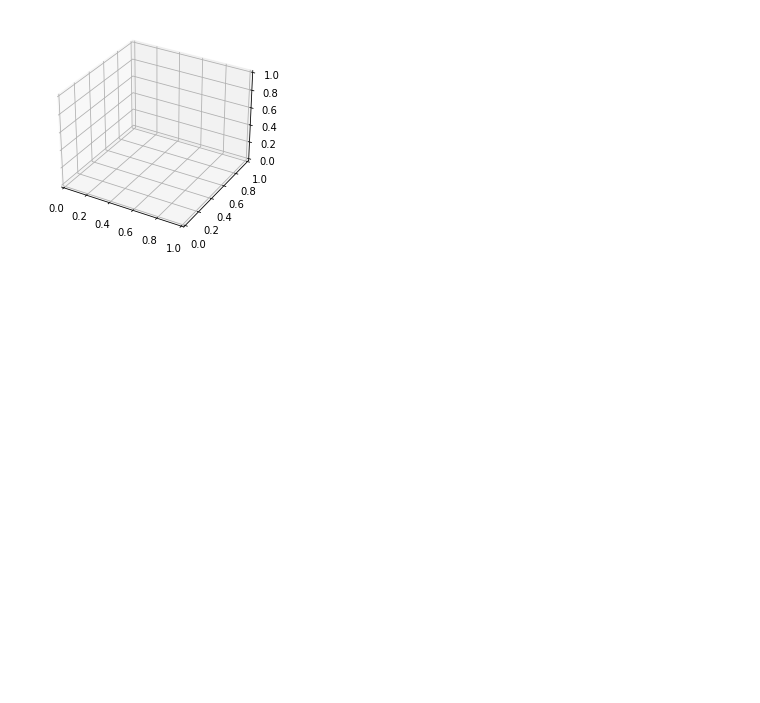
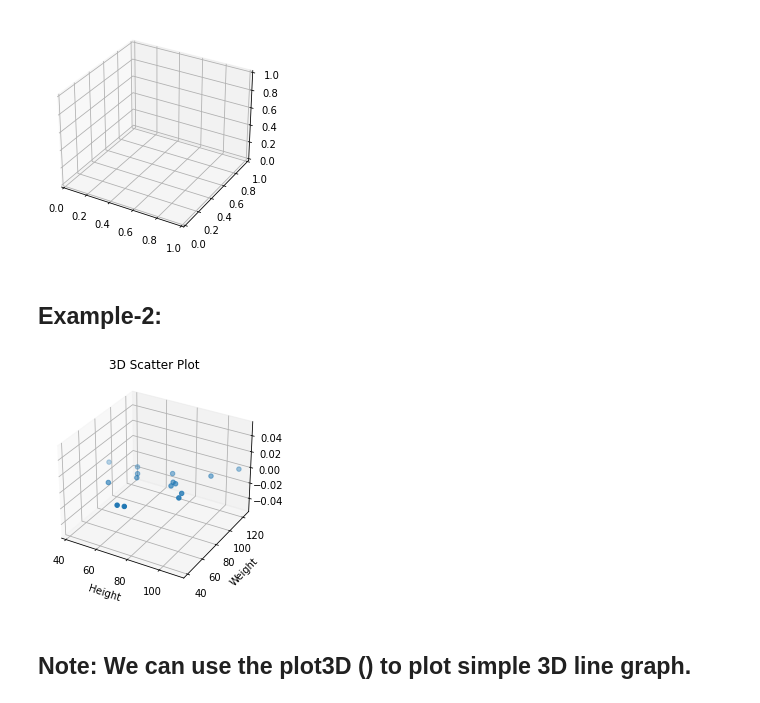
Before and after one commit to Wikistore/Data_Analysis_with_PL, a Jupyter notebook: MatplotlibBasicTutorials.ipynb, the cells around one changed output. Saved outputs shown, nothing was run; the diff lists cells and outputs as text; code cells hidden in the pictures; blank space fills up the shorter version.

```diff
--- a/MatplotlibBasicTutorials.ipynb
+++ b/MatplotlibBasicTutorials.ipynb
@@ -554,3 +554,28 @@ fig = plt.figure()
 ax = plt.axes(projection='3d')
 # %% [output]
 [figure]
+# %% [markdown]
+## Example-2:
+# %%
+from mpl_toolkits import mplot3d
+import numpy as np
+import matplotlib.pyplot as plt
+height = np.array([100,110,87,85,65,80,96,75,42,59,54,63,95,71,86])
+weight = np.array([105,123,84,85,78,95,69,42,87,91,63,83,75,41,80])
+
+fig = plt.figure()
+ax = plt.axes(projection='3d')
+# This is used to plot 3D scatter
+ax.scatter3D(height,weight)
+plt.title("3D Scatter Plot")
+plt.xlabel("Height")
+plt.ylabel("Weight")
+plt.title("3D Scatter Plot")
+plt.xlabel("Height")
+plt.ylabel("Weight")
+
+plt.show()
+# %% [output]
+[figure, added]
+# %% [markdown]
+## Note: We can use the plot3D () to plot simple 3D line graph.
```
